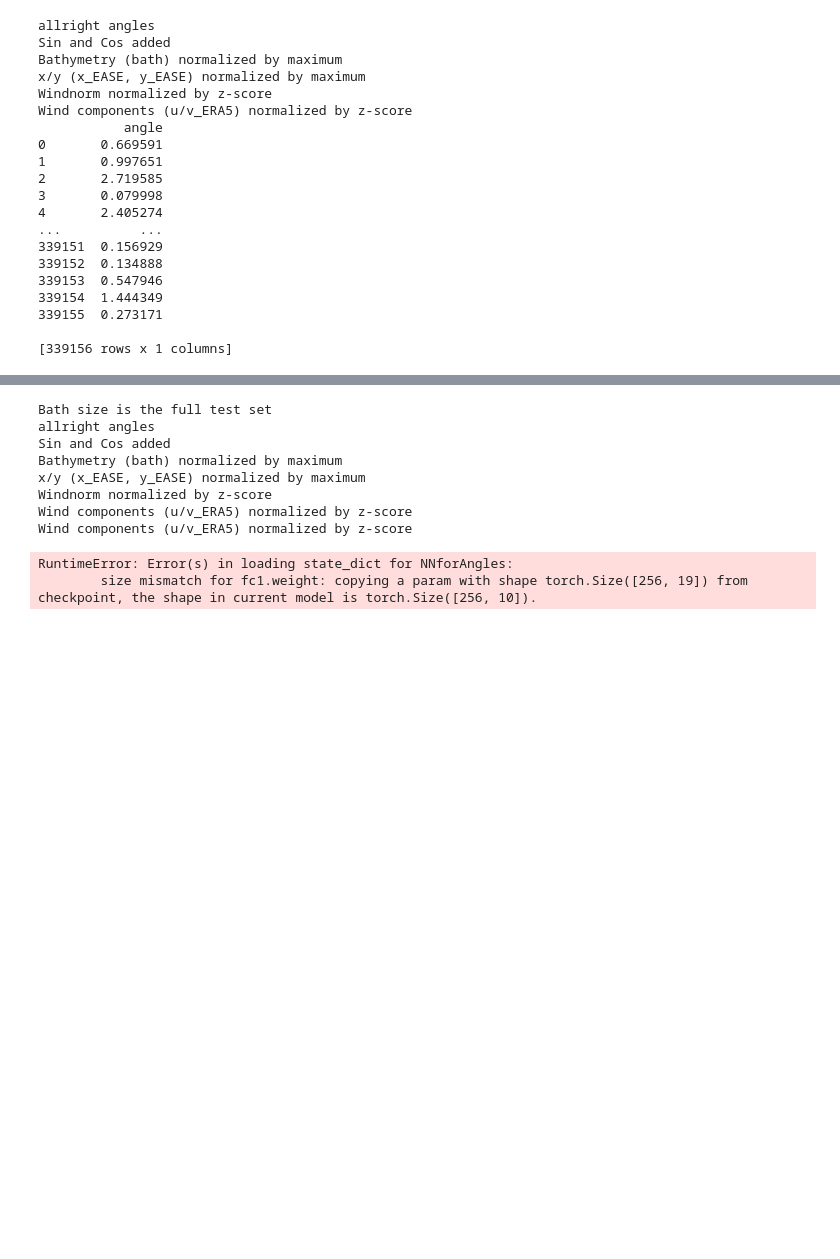
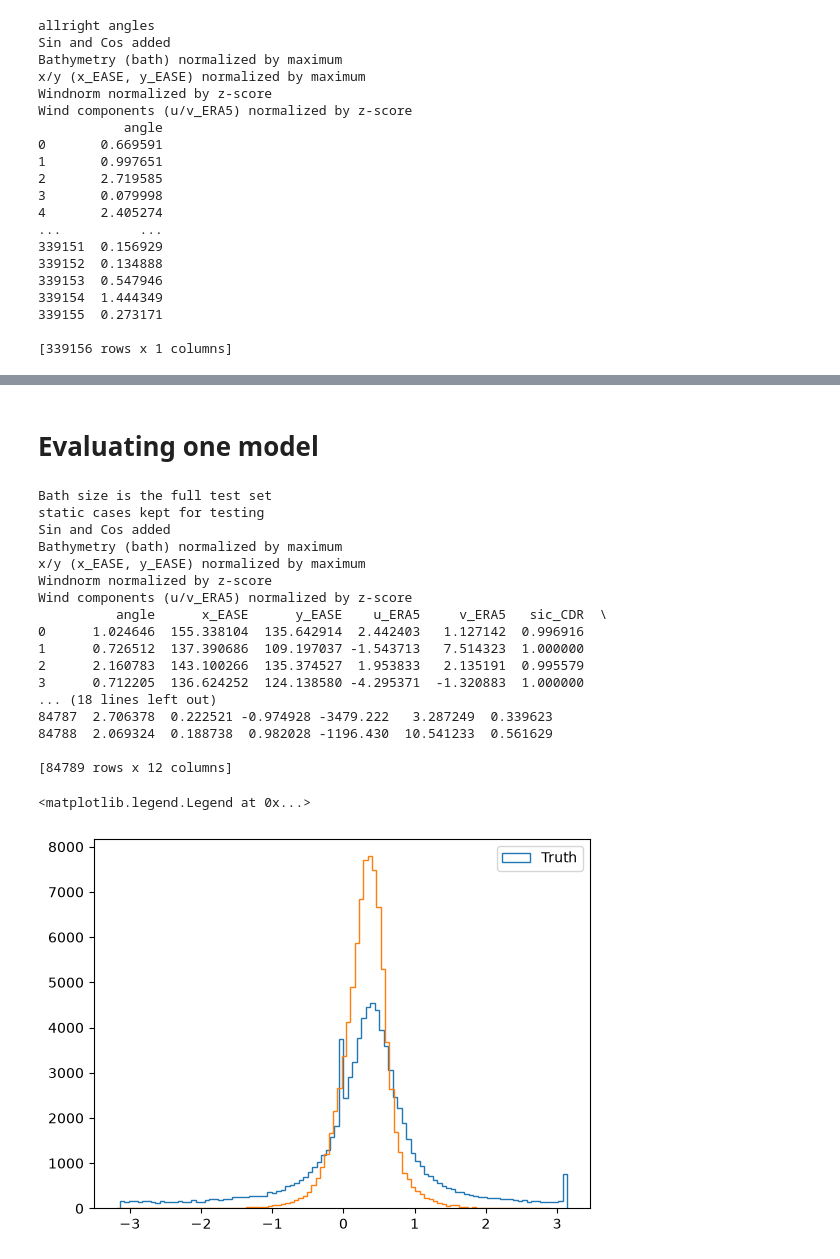
Before and after one commit to drpoisson-mp3/seA_Ice, a Jupyter notebook: September/Angles.ipynb, the cells around one changed output, grey strips where cells are left out. Cells and saved outputs as stored; diff of their text form; code cells hidden in the pictures; blank space fills up the shorter version.

```diff
--- a/September/Angles.ipynb
+++ b/September/Angles.ipynb
@@ -162,24 +159,44 @@ Wind components (u/v_ERA5) normalized by z-score
+# %% [markdown]
+# Evaluating one model
 # %%
 inputlist=['u_ERA5','v_ERA5','h_piomas','sic_CDR','x_EASE','y_EASE','bath','sin','cos', 'windnorm']
-testdata,_,_,means,stds,maxes,_=testloader('../data/DRIFT_DATA_TEST.csv',inputlist
-                                    ,'angle',trainingset_loaded=False, training_file='../data/DRIFT_DATA_TRAIN.csv')# Get the means,stds,maxes using the longest list possible
+testdata,_,_,means,stds,maxes,_=testloader('../data/DRIFT_DATA_TEST.csv',inputlist,'angle',
+                                    trainingset_loaded=False, training_file='../data/DRIFT_DATA_TRAIN.csv',
+                                    no_static=True, dotcross=False
+                                    )# Get the means,stds,maxes using the longest list possible
 anglemodel= NNforAngles(len(inputlist))
-anglemodel.load_state_dict(torch.load('./weights/angle_without_stoppage_19inputs_20E_0.001lr_15-14h_52m_39s.pt', weights_only= True))
+anglemodel.load_state_dict(torch.load('./weights/angle_without_stoppage_10inputs_20E_0.001lr_15-21h_40m_06s.pt', weights_only= True))
 anglemodel.eval()
 
-out=anglemodel(torch.tensor(testdata.drop(['angle'],axis=1).values, dtype= torch.float32))
+out=anglemodel(torch.tensor(testdata.drop(['angle'],axis=1).values, dtype= torch.float32)).detach().numpy()
 testdata=redim(testdata,
                means=means,
                stds=stds,
                maxes=maxes)
+testdata['output']=out
+print(testdata)
+
+
+plt.hist((testdata['angle']),100, histtype='step', label='Truth')
+plt.hist((testdata['output']), 100, histtype='step')
+plt.legend()
 # %% [output]
 Bath size is the full test set
-allright angles
+static cases kept for testing
 Sin and Cos added
 Bathymetry (bath) normalized by maximum
 x/y (x_EASE, y_EASE) normalized by maximum
 Windnorm normalized by z-score
 Wind components (u/v_ERA5) normalized by z-score
-Wind components (u/v_ERA5) normalized by z-score
+          angle      x_EASE      y_EASE    u_ERA5     v_ERA5   sic_CDR  \
+0      1.024646  155.338104  135.642914  2.442403   1.127142  0.996916
+1      0.726512  137.390686  109.197037 -1.543713   7.514323  1.000000
+2      2.160783  143.100266  135.374527  1.953833   2.135191  0.995579
+3      0.712205  136.624252  124.138580 -4.295371  -1.320883  1.000000
+... (18 lines left out)
+84787  2.706378  0.222521 -0.974928 -3479.222   3.287249  0.339623
+84788  2.069324  0.188738  0.982028 -1196.430  10.541233  0.561629
+
+[84789 rows x 12 columns]
-RuntimeError: Error(s) in loading state_dict for NNforAngles:
-        size mismatch for fc1.weight: copying a param with shape torch.Size([256, 19]) from checkpoint, the shape in current model is torch.Size([256, 10]).
+<matplotlib.legend.Legend at 0x...>
+[figure, added]
```
Also changed, not shown: parts of 5 cells of this notebook, 37 other files.
